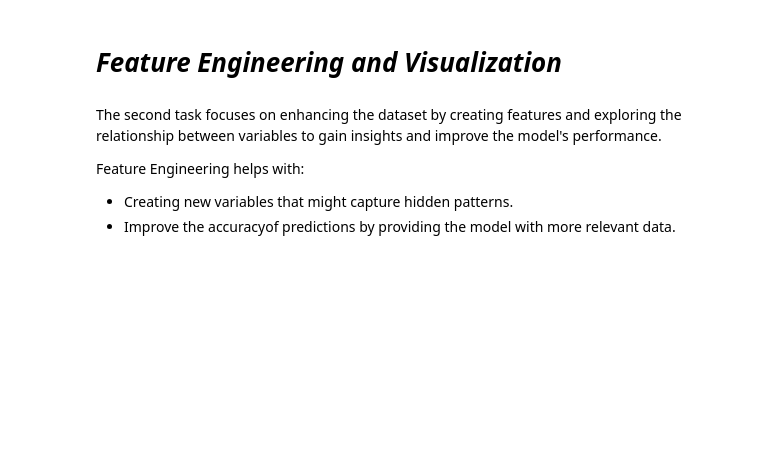
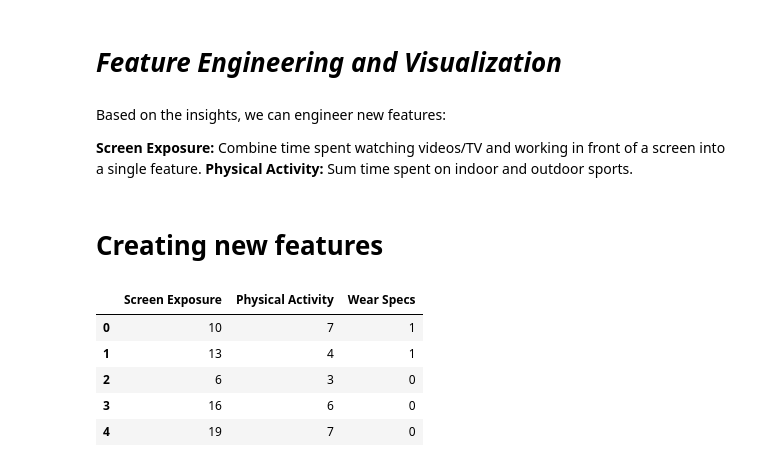
Before and after one commit to MphoPetunia/SpecsSurveyData, a Jupyter notebook: companyproject.ipynb, the cells around one changed output. Cells and saved outputs as stored; diff of their text form; code cells hidden in the pictures; blank space fills up the shorter version.

```diff
--- a/companyproject.ipynb
+++ b/companyproject.ipynb
@@ -123,10 +179,23 @@ plt.show()
 # %% [markdown]
 # *Feature Engineering and Visualization*
-# %% [markdown]
-The second task focuses on enhancing the dataset by creating features and exploring the relationship between variables to gain insights and improve the model's performance.
-
-Feature Engineering helps with:
-
-
-*   Creating new variables that might capture hidden patterns.
-*   Improve the accuracyof predictions by providing the model with more relevant data.
+# %% [markdown]
+Based on the insights, we can engineer new features:
+
+**Screen Exposure:** Combine time spent watching videos/TV and working in front of a screen into a single feature.
+**Physical Activity:** Sum time spent on indoor and outdoor sports.
+# %% [markdown]
+# Creating new features
+# %%
+# Engineer new features
+data['Screen Exposure'] = data['Time spent watching videos/TV'] + data['Total Time spent working in front of screen']
+data['Physical Activity'] = data['Time spent playing indoor sports'] + data['Time spent playing outdoor sports']
+
+# Display the first few rows to verify
+data[['Screen Exposure', 'Physical Activity', 'Wear Specs']].head()
+# %% [output]
+|  | Screen Exposure | Physical Activity | Wear Specs |
+| 0 | 10 | 7 | 1 |
+| 1 | 13 | 4 | 1 |
+| 2 | 6 | 3 | 0 |
+| 3 | 16 | 6 | 0 |
+| 4 | 19 | 7 | 0 |
```
Also changed, not shown: parts of 22 cells of this notebook.
